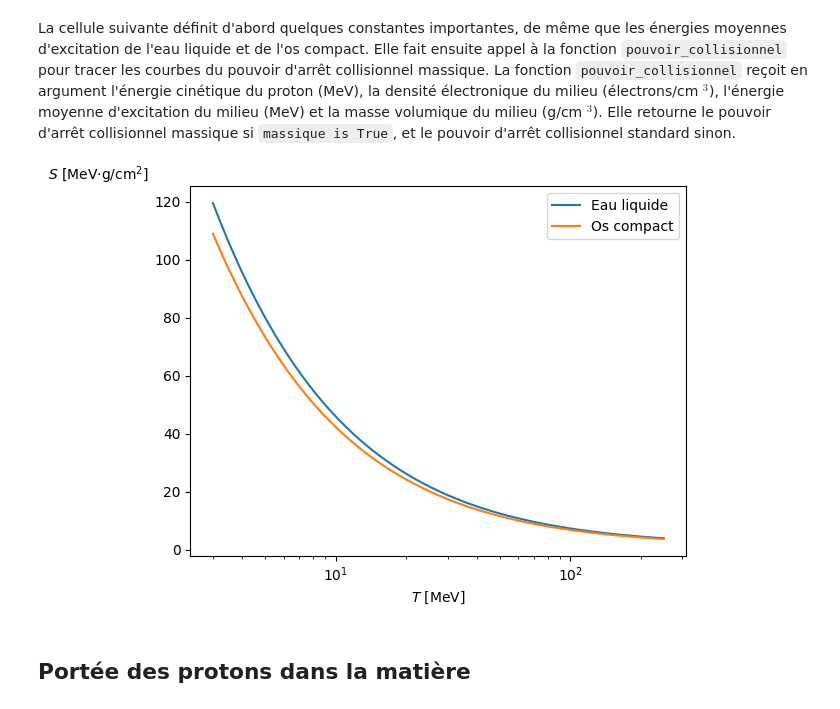
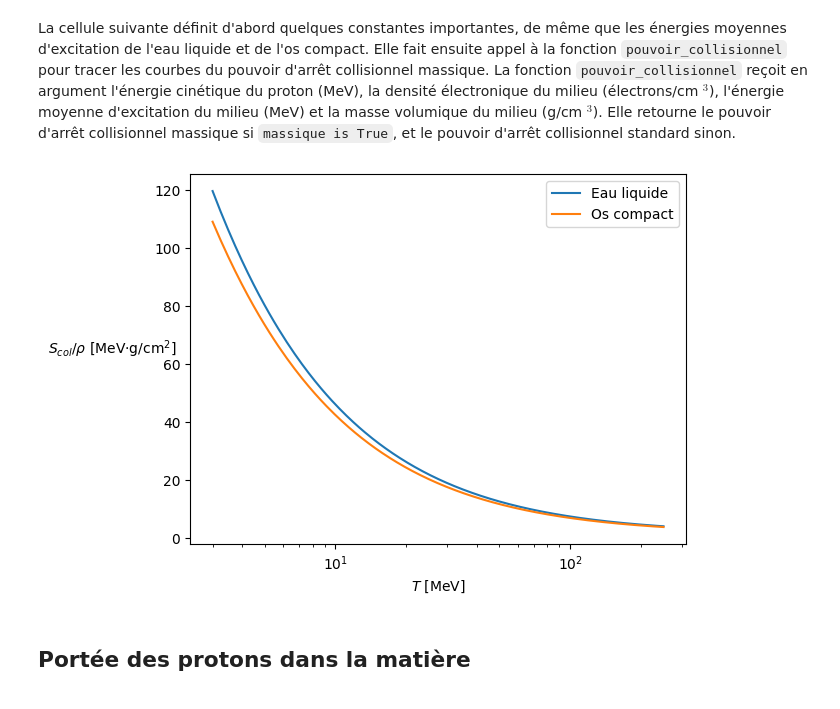
Before and after one commit to mamar828/physique_numerique, a Jupyter notebook: homework/tp1/tp1.ipynb, the cells around one changed output. Cells and saved outputs as stored; diff of their text form; code cells hidden in the pictures.

```diff
--- a/homework/tp1/tp1.ipynb
+++ b/homework/tp1/tp1.ipynb
@@ -71,24 +71,24 @@ La cellule suivante définit d'abord quelques constantes importantes, de même q
 # %%
 # Constantes importantes
 mp = m_p/(10**6*e) # En MeV/c^2
 me = m_e/(10**6*e) # En MeV/c^2
 r_e = 10**2*sp.constants.value('classical electron radius') # En cm
 
 # Énergies d'excitation en MeV
 I_eau = 75.000000*10**(-6)
 I_os = 91.900000*10**(-6)
 
 # Graphique
 Tgraph = np.linspace(3, 250, 1000) # En MeV
 plt.plot(Tgraph, pouvoir_collisionnel(Tgraph, 'eau', massique = True), label = 'Eau liquide')
 plt.plot(Tgraph, pouvoir_collisionnel(Tgraph, 'os', massique = True), label = 'Os compact')
 plt.xlabel('$T$ [MeV]')
-plt.ylabel('$S$ [MeV$\cdot$g/cm$^2$]', loc = 'top', rotation = 0)
+plt.ylabel(r'$S_{col}/\rho$ [MeV$\cdot$g/cm$^2$]', rotation = 0, labelpad = 30)
 plt.xscale('log')
 plt.legend()
 plt.show()
 # %% [output]
-[figure, old version]
+[figure, new version]
 # %% [markdown]
 ## Portée des protons dans la matière
 # %% [markdown]
```
